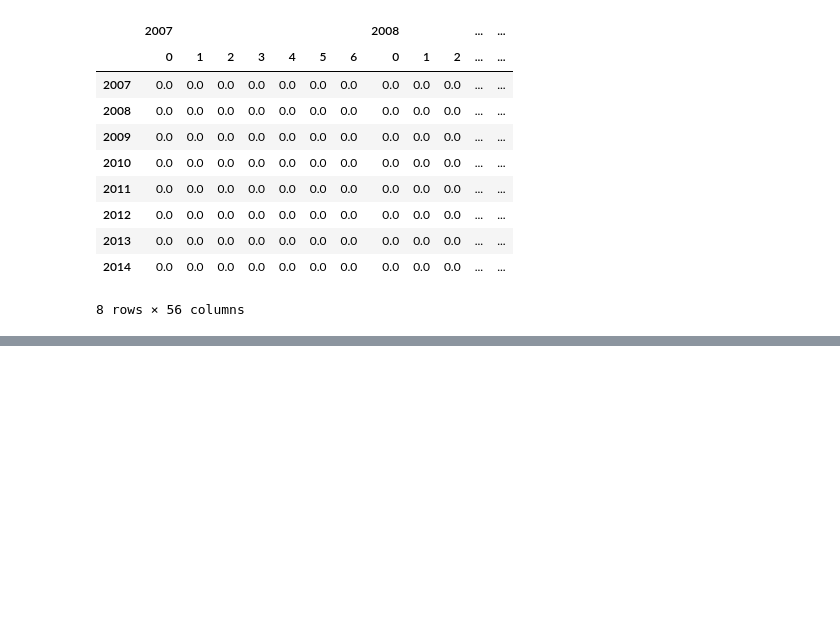
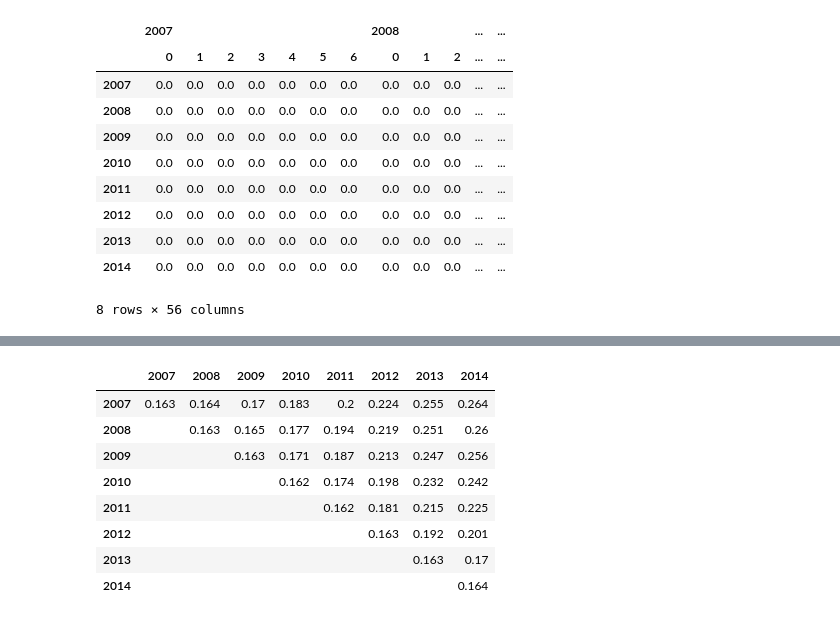
Before and after one commit to Dionidgy/ML, a Jupyter notebook: lifelong/lifelong_exp.ipynb, the cells around one changed output, grey strips where cells are left out. Saved outputs shown, nothing was run; the diff lists cells and outputs as text; code cells hidden in the pictures; blank space fills up the shorter version.

```diff
--- a/lifelong/lifelong_exp.ipynb
+++ b/lifelong/lifelong_exp.ipynb
@@ -224,0 +234,24 @@ ur_style
+# %%
+df_js_mean = pd.DataFrame(np.zeros([2015-2007, 2015-2007]), index=range(2007, 2015), columns=range(2007, 2015))
+
+for year_train in range(2007, 2015):
+    for year_test in range(year_train, 2015):
+        df_js_mean.loc[year_train][year_test] = df_js.loc[year_train][year_test].mean()
+
+df_js_mean[df_js_mean.eq(0)] = np.nan
+ur_style = (df_js_mean
+            .style
+            .background_gradient(cmap='Greens', axis=0)
+            .highlight_null('white')
+            .format("{:.3}", na_rep=""))
+ur_style
+# %% [output]
+|  | 2007 | 2008 | 2009 | 2010 | 2011 | 2012 | 2013 | 2014 |
+| 2007 | 0.163 | 0.164 | 0.17 | 0.183 | 0.2 | 0.224 | 0.255 | 0.264 |
+| 2008 |  | 0.163 | 0.165 | 0.177 | 0.194 | 0.219 | 0.251 | 0.26 |
+| 2009 |  |  | 0.163 | 0.171 | 0.187 | 0.213 | 0.247 | 0.256 |
+| 2010 |  |  |  | 0.162 | 0.174 | 0.198 | 0.232 | 0.242 |
+| 2011 |  |  |  |  | 0.162 | 0.181 | 0.215 | 0.225 |
+| 2012 |  |  |  |  |  | 0.163 | 0.192 | 0.201 |
+| 2013 |  |  |  |  |  |  | 0.163 | 0.17 |
+| 2014 |  |  |  |  |  |  |  | 0.164 |
```
Also changed, not shown: parts of 9 cells of this notebook.
